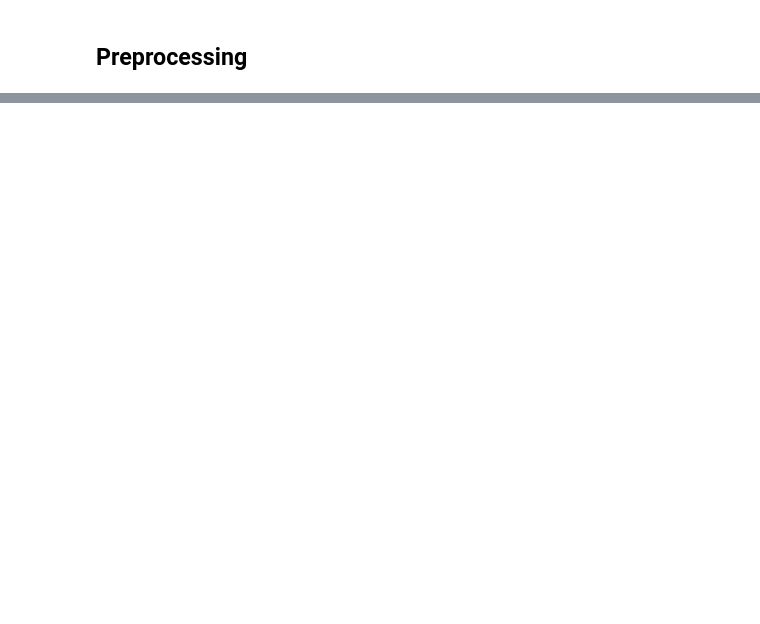
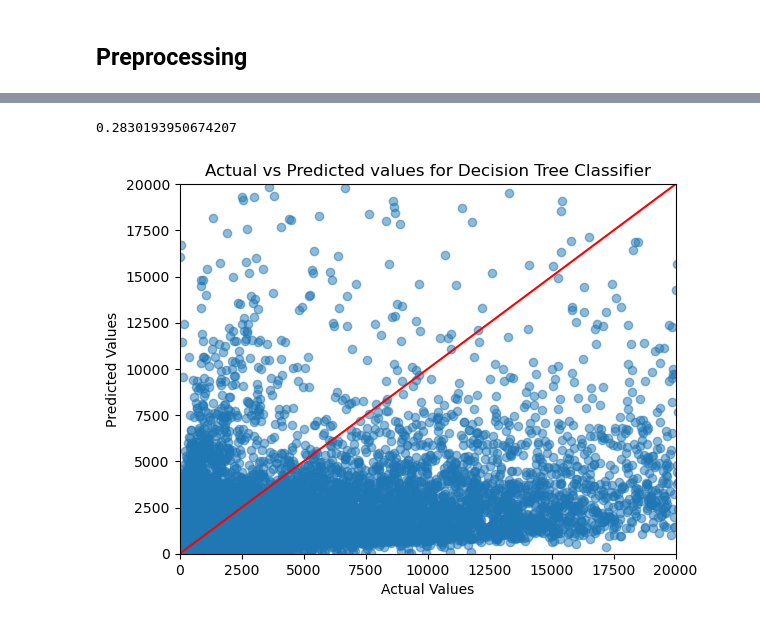
Before and after one commit to Sangeetha-238/BigData_Reddit_Analysis, a Jupyter notebook: code/ml/project_ml2.ipynb, the cells around one changed output, grey strips where cells are left out. Cells and saved outputs as stored; diff of their text form; code cells hidden in the pictures; blank space fills up the shorter version.

Commit message:
regression ml model

```diff
--- a/code/ml/project_ml2.ipynb
+++ b/code/ml/project_ml2.ipynb
@@ -922,0 +1363,2 @@ df = df.withColumn("has_media", col("has_media").cast("string"))
+# %%
+transformed_train = spark.read.parquet("s3a://project-group34/project/submissions/RFRegression/train_pred/")
@@ -922,0 +1465,4 @@ df = df.withColumn("has_media", col("has_media").cast("string"))
+# %%
+r2_dt
+# %% [output]
+0.2830193950674207
@@ -922,0 +1477,25 @@ df = df.withColumn("has_media", col("has_media").cast("string"))
+# %%
+# Collect actual and predicted values
+actuals = transformed_train.select('score').rdd.flatMap(lambda x: x).collect()
+predictions = transformed_train.select('prediction').rdd.flatMap(lambda x: x).collect()
+# %%
+min_axis_value = 0
+max_axis_value = 20000
+
+# Create the scatter plot
+plt.scatter(actuals, predictions, alpha=0.5)
+plt.xlabel('Actual Values')
+plt.ylabel('Predicted Values')
+plt.title('Actual vs Predicted values for Decision Tree Classifier')
+
+plt.plot([min_axis_value, max_axis_value], [min_axis_value, max_axis_value], 'r')  # Diagonal line
+
+# Set the limits for x and y axes
+plt.xlim(min_axis_value, max_axis_value)
+plt.ylim(min_axis_value, max_axis_value)
+
+plt.savefig('regression_plot.png',dpi = 300)
+
+plt.show()
+# %% [output]
+[figure, added]
```
Also changed, not shown: parts of 45 cells of this notebook, 3 other files.
